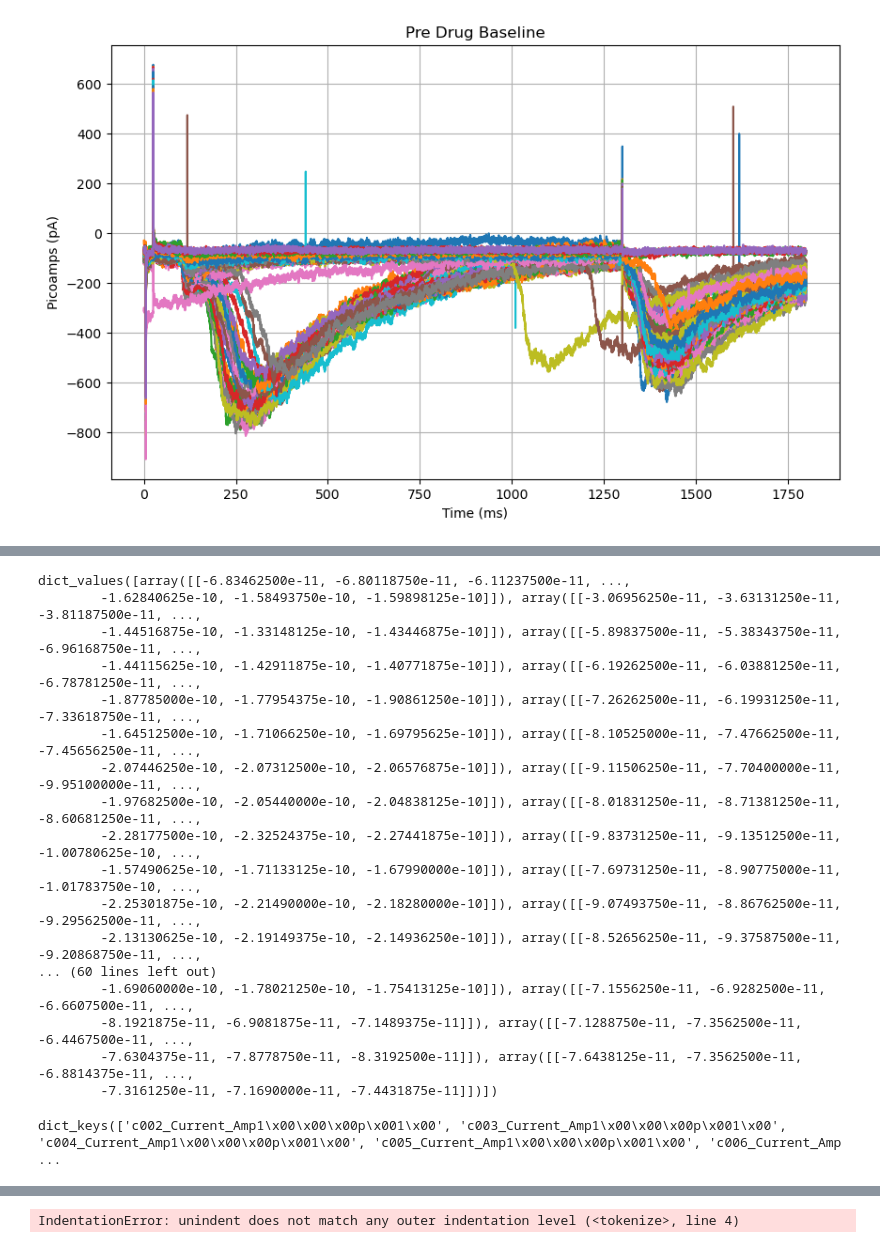
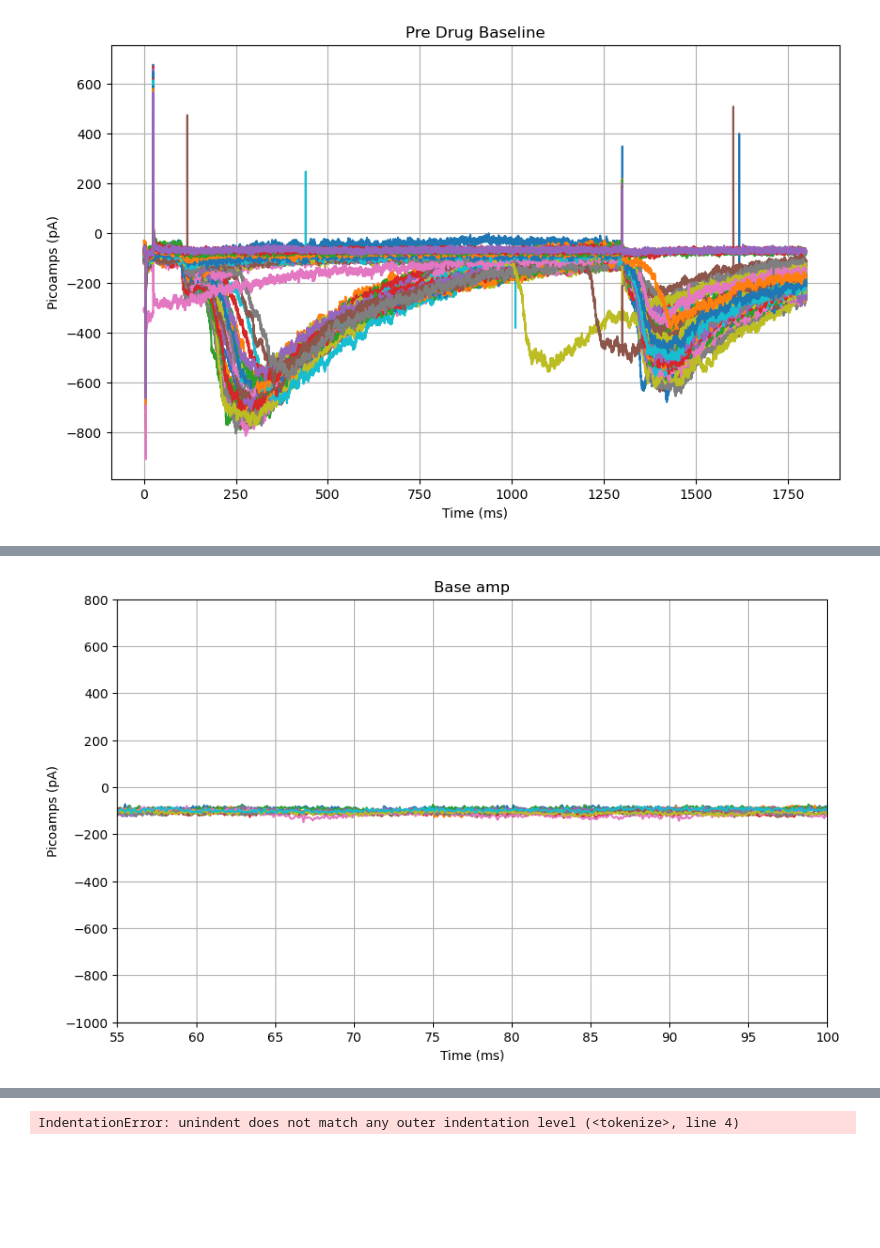
Before and after one commit to joyadler/Analysis_code, a Jupyter notebook: Analysis_code.ipynb, the cells around one changed output, grey strips where cells are left out. Saved outputs shown, nothing was run; the diff lists cells and outputs as text; code cells hidden in the pictures; blank space fills up the shorter version.

```diff
--- a/Analysis_code.ipynb
+++ b/Analysis_code.ipynb
@@ -16,0 +5,3 @@ APV_last = 75
+# %%
+pre_drug_first_sweep = 10
+pre_drug_last_sweep = 20
@@ -128,23 +141,24 @@ plt.show()  # Display the plot
 # %%
-#Graph for Baseline values and find the baseline ampliutde
-plt.figure(figsize=(10, 6))  # Create a new figure to look at your sweeps
 
-# Plot pA data over time for each trial
-for trial_name, pA in list(new_data.items())[baseline_first:baseline_last]:
-    pA = np.array(pA).flatten()  # flatten the array becuase it is 2D
-    times = np.linspace(0, len(pA)/10, len(pA))  # create a time array
-    plt.plot(times, pA * 1e12)  # multiplying by 1e12 to convert the unit from A to pA
-    #break  # Break the loop after the first iteration
+def plot_times(new_data, start_time, end_time):
+    plt.figure(figsize=(10, 6))  # Create a new figure to look at your sweeps
 
-#look only at specific time points for your base amp pre stim
-plt.ylim(-800, 800) # adjust data range in pA
-plt.xlim(55, 100) # adjust this according to your data range in pA
+    # Plot pA data over time for each trial
+    for trial_name, pA in list(new_data.items())[pre_drug_first_sweep:pre_drug_last_sweep]:
+        pA = np.array(pA).flatten()  # flatten the array becuase it is 2D
+        times = np.linspace(0, len(pA)/10, len(pA))  # create a time array
+        plt.plot(times, pA * 1e12)  # multiplying by 1e12 to convert the unit from A to pA
+        #break  # Break the loop after the first iteration
+
+    #look only at specific time points for your base amp pre stim
+    plt.ylim(-1000, 800) # adjust data range in pA
+    plt.xlim(start_time, end_time) # adjust this according to your data range in pA
 
 
-plt.xlabel('Time (ms)')  # Add a label to the x-axis
-plt.ylabel('Picoamps (pA)')  # Add a label to the y-axis
-plt.title('Base amp')  # Add a title
+    plt.xlabel('Time (ms)')  # Add a label to the x-axis
+    plt.ylabel('Picoamps (pA)')  # Add a label to the y-axis
+    plt.title('Base amp')  # Add a title
 
-plt.grid(True)  # Show grid lines (optional)
+    plt.grid(True)  # Show grid lines (optional)
 
-plt.show()  # Display the plot
+    plt.show()  # Display the plot
@@ -153,25 +165,5 @@ plt.show()  # Display the plot
-# %%
-new_data.values()
-# %% [output]
-dict_values([array([[-6.83462500e-11, -6.80118750e-11, -6.11237500e-11, ...,
-        -1.62840625e-10, -1.58493750e-10, -1.59898125e-10]]), array([[-3.06956250e-11, -3.63131250e-11, -3.81187500e-11, ...,
-        -1.44516875e-10, -1.33148125e-10, -1.43446875e-10]]), array([[-5.89837500e-11, -5.38343750e-11, -6.96168750e-11, ...,
-        -1.44115625e-10, -1.42911875e-10, -1.40771875e-10]]), array([[-6.19262500e-11, -6.03881250e-11, -6.78781250e-11, ...,
-        -1.87785000e-10, -1.77954375e-10, -1.90861250e-10]]), array([[-7.26262500e-11, -6.19931250e-11, -7.33618750e-11, ...,
-        -1.64512500e-10, -1.71066250e-10, -1.69795625e-10]]), array([[-8.10525000e-11, -7.47662500e-11, -7.45656250e-11, ...,
-        -2.07446250e-10, -2.07312500e-10, -2.06576875e-10]]), array([[-9.11506250e-11, -7.70400000e-11, -9.95100000e-11, ...,
-        -1.97682500e-10, -2.05440000e-10, -2.04838125e-10]]), array([[-8.01831250e-11, -8.71381250e-11, -8.60681250e-11, ...,
-        -2.28177500e-10, -2.32524375e-10, -2.27441875e-10]]), array([[-9.83731250e-11, -9.13512500e-11, -1.00780625e-10, ...,
-        -1.57490625e-10, -1.71133125e-10, -1.67990000e-10]]), array([[-7.69731250e-11, -8.90775000e-11, -1.01783750e-10, ...,
-        -2.25301875e-10, -2.21490000e-10, -2.18280000e-10]]), array([[-9.07493750e-11, -8.86762500e-11, -9.29562500e-11, ...,
-        -2.13130625e-10, -2.19149375e-10, -2.14936250e-10]]), array([[-8.52656250e-11, -9.37587500e-11, -9.20868750e-11, ...,
-... (60 lines left out)
-        -1.69060000e-10, -1.78021250e-10, -1.75413125e-10]]), array([[-7.1556250e-11, -6.9282500e-11, -6.6607500e-11, ...,
-        -8.1921875e-11, -6.9081875e-11, -7.1489375e-11]]), array([[-7.1288750e-11, -7.3562500e-11, -6.4467500e-11, ...,
-        -7.6304375e-11, -7.8778750e-11, -8.3192500e-11]]), array([[-7.6438125e-11, -7.3562500e-11, -6.8814375e-11, ...,
-        -7.3161250e-11, -7.1690000e-11, -7.4431875e-11]])])
-# %%
-new_data.keys()
-# %% [output]
-dict_keys(['c002_Current_Amp1\x00\x00\x00p\x001\x00', 'c003_Current_Amp1\x00\x00\x00p\x001\x00', 'c004_Current_Amp1\x00\x00\x00p\x001\x00', 'c005_Current_Amp1\x00\x00\x00p\x001\x00', 'c006_Current_Amp ...
+# %%
+plot_times(new_data, 55,100)
+# %% [output]
+[figure, added]
 # %%
```
Also changed, not shown: parts of 22 cells of this notebook.
